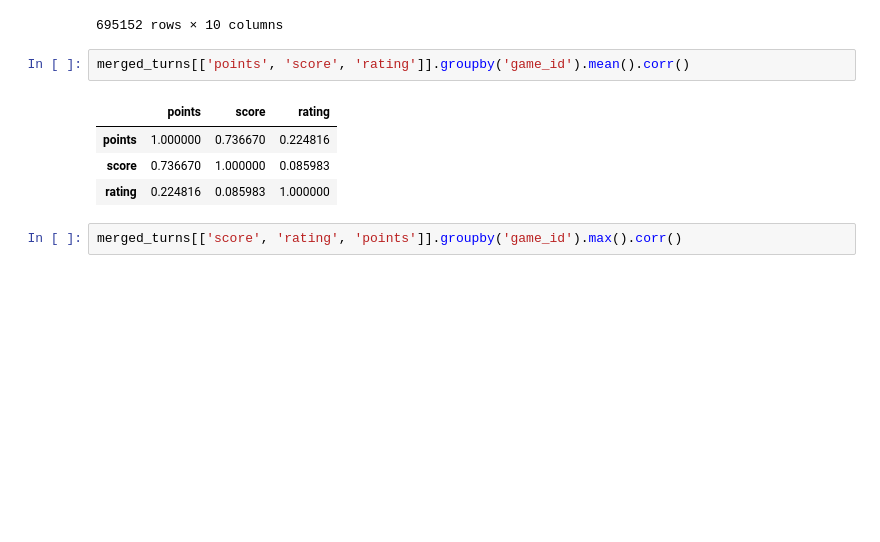
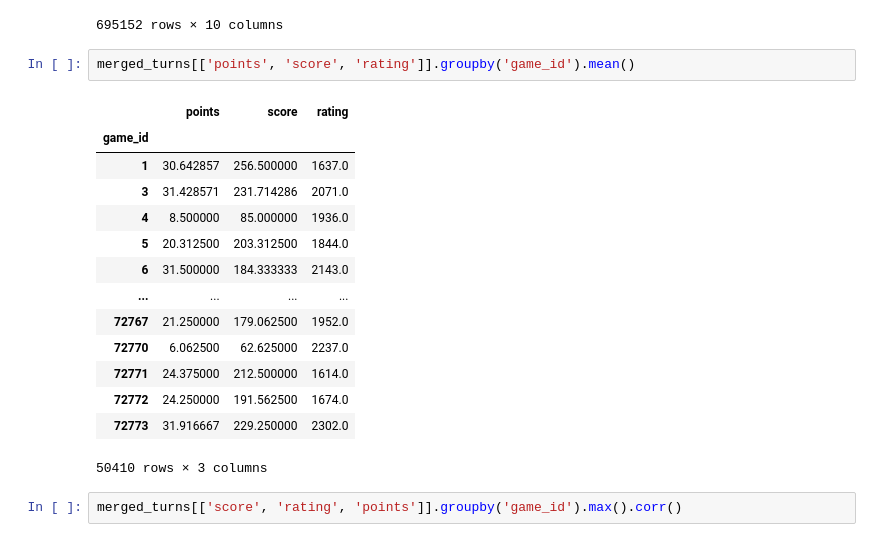
Before and after one commit to CatGuy1300/scrabble, a Jupyter notebook: notebooks/EDA.ipynb, the cells around one changed output. Drawn from its saved outputs; the diff is of its cells as text; blank space fills up the shorter version.

```diff
--- a/notebooks/EDA.ipynb
+++ b/notebooks/EDA.ipynb
@@ -584,12 +603,22 @@ merged_turns
 | 72773 | 24 | adola | ABRRU | 15E | BRA. | 7 | 383 | Play | HastyBot | 2302 |
 695152 rows × 10 columns
 # %%
-merged_turns[['points', 'score', 'rating']].groupby('game_id').mean().corr()
+merged_turns[['points', 'score', 'rating']].groupby('game_id').mean()
 # %% [output]
 |  | points | score | rating |
-| points | 1.000000 | 0.736670 | 0.224816 |
-| score | 0.736670 | 1.000000 | 0.085983 |
-| rating | 0.224816 | 0.085983 | 1.000000 |
+| game_id |  |  |  |
+| 1 | 30.642857 | 256.500000 | 1637.0 |
+| 3 | 31.428571 | 231.714286 | 2071.0 |
+| 4 | 8.500000 | 85.000000 | 1936.0 |
+| 5 | 20.312500 | 203.312500 | 1844.0 |
+| 6 | 31.500000 | 184.333333 | 2143.0 |
+| ... | ... | ... | ... |
+| 72767 | 21.250000 | 179.062500 | 1952.0 |
+| 72770 | 6.062500 | 62.625000 | 2237.0 |
+| 72771 | 24.375000 | 212.500000 | 1614.0 |
+| 72772 | 24.250000 | 191.562500 | 1674.0 |
+| 72773 | 31.916667 | 229.250000 | 2302.0 |
+50410 rows × 3 columns
 # %%
 merged_turns[['score', 'rating', 'points']].groupby('game_id').max().corr()
 # %% [output]
```
Also changed, not shown: parts of 10 cells of this notebook, 3 other files.
